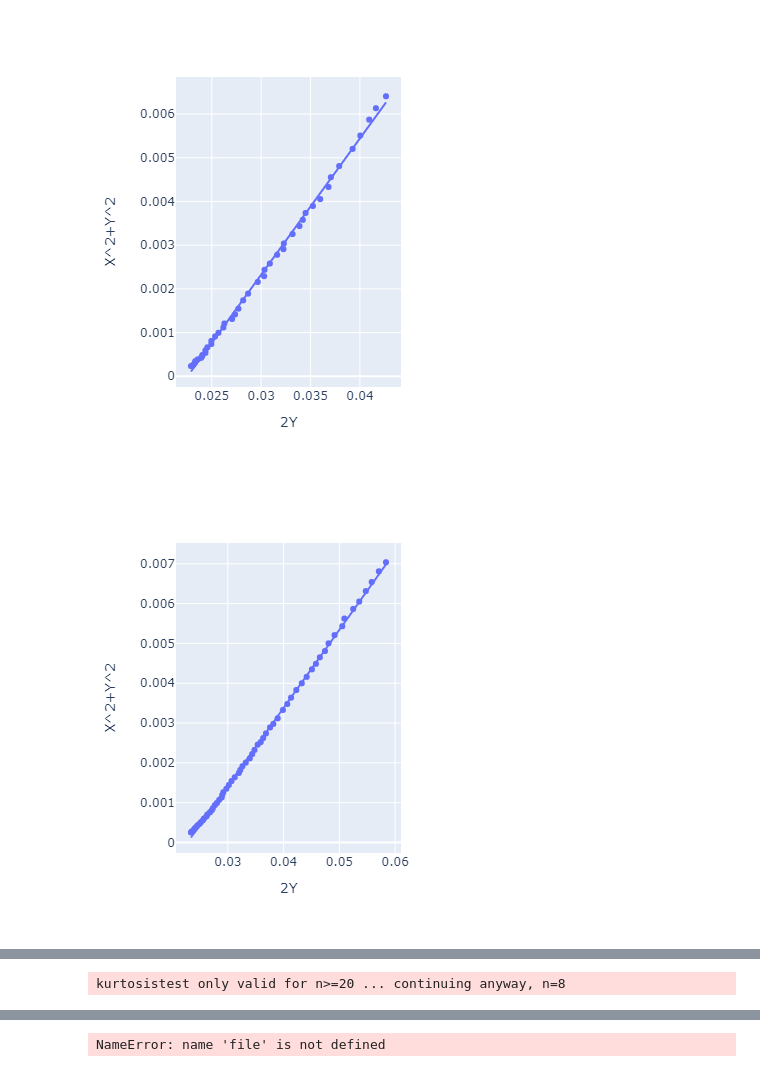
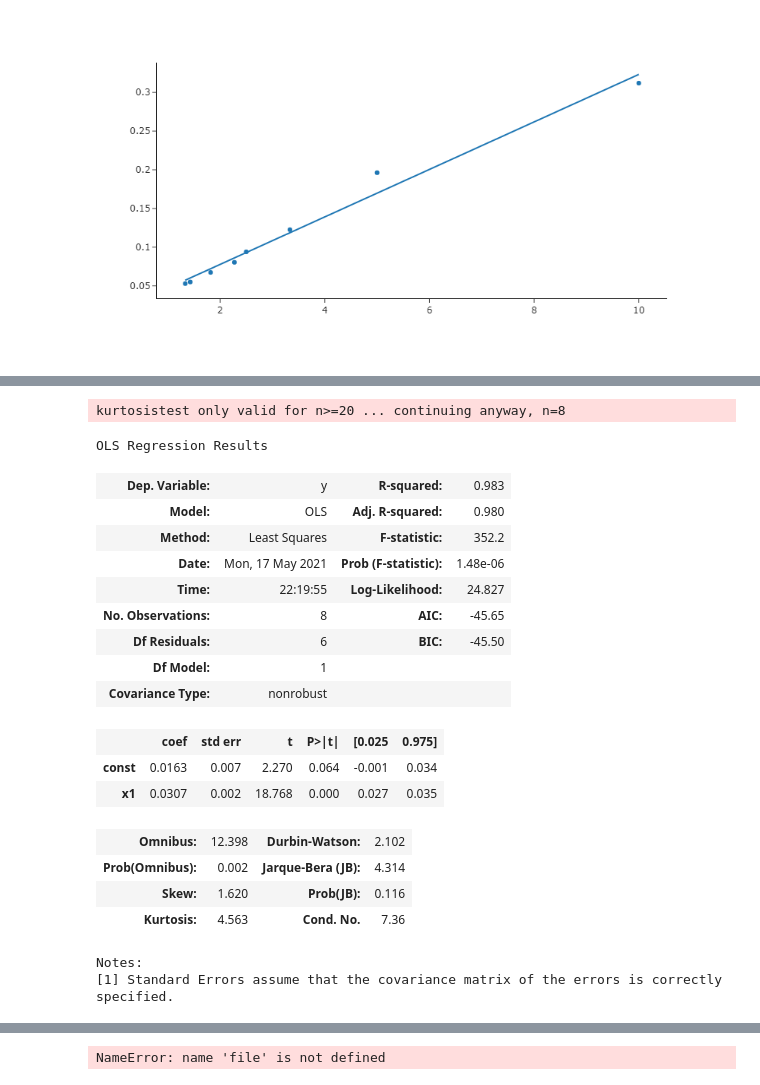
Before and after one commit to pmarg4/LabElectro, a Jupyter notebook: Pràctica 06/Part Magnètica.ipynb, the cells around one changed output, grey strips where cells are left out. Cells and saved outputs as stored; diff of their text form; code cells hidden in the pictures.

```diff
--- a/Pràctica 06/Part Magnètica.ipynb
+++ b/Pràctica 06/Part Magnètica.ipynb
@@ -45,17 +86,27 @@ def funcio(fname,I):
 # %%
 Is=[0.1,0.2,0.3,0.4,0.44,0.55,0.7,0.75]
 files=['100','200','300','400','440','550','700','750']
 m=[]
 for i in range(len(Is)):
     m.append(funcio(files[i],Is[i]))
 Ip=np.array(Is)
 Ip=1/(Ip)
-fig=px.scatter(x=Ip,y=m,trendline='ols')
+fig=px.scatter(x=Ip,y=m,trendline='ols',template='simple_white')
+fig.update_layout(
+        xaxis_title = r'$I_p^{-1} \textrm{ (A)}^{-1}$',
+        yaxis_title = r'$R \textrm{ (m)}$',
+    )
 fig.show()
-re= px.get_trendline_results(fig)
-re= re.iloc[0]["px_fit_results"].summary()
+fig.write_image("mag1.pdf",engine="kaleido")
 
-print(re)
+ree= px.get_trendline_results(fig)
+re= ree.iloc[0]["px_fit_results"].summary()
+
+fit_results = px.get_trendline_results(fig).px_fit_results.iloc[0]
+
+u=fit_results.bse
+m=fit_results.params
+print(u,m)
+re
 # %% [output]
-[figure, old version]
+[figure, new version]
-[figure, removed]
@@ -86 +114,20 @@ Notes:
 kurtosistest only valid for n>=20 ... continuing anyway, n=8
+OLS Regression Results
+| Dep. Variable: | y | R-squared: | 0.983 |
+| Model: | OLS | Adj. R-squared: | 0.980 |
+| Method: | Least Squares | F-statistic: | 352.2 |
+| Date: | Mon, 17 May 2021 | Prob (F-statistic): | 1.48e-06 |
+| Time: | 22:19:55 | Log-Likelihood: | 24.827 |
+| No. Observations: | 8 | AIC: | -45.65 |
+| Df Residuals: | 6 | BIC: | -45.50 |
+| Df Model: | 1 |  |  |
+| Covariance Type: | nonrobust |  |  |
+|  | coef | std err | t | P>|t| | [0.025 | 0.975] |
+| const | 0.0163 | 0.007 | 2.270 | 0.064 | -0.001 | 0.034 |
+| x1 | 0.0307 | 0.002 | 18.768 | 0.000 | 0.027 | 0.035 |
+| Omnibus: | 12.398 | Durbin-Watson: | 2.102 |
+| Prob(Omnibus): | 0.002 | Jarque-Bera (JB): | 4.314 |
+| Skew: | 1.620 | Prob(JB): | 0.116 |
+| Kurtosis: | 4.563 | Cond. No. | 7.36 |
+Notes:
+[1] Standard Errors assume that the covariance matrix of the errors is correctly specified.
```
Also changed, not shown: parts of 3 cells of this notebook, 24 other files.
